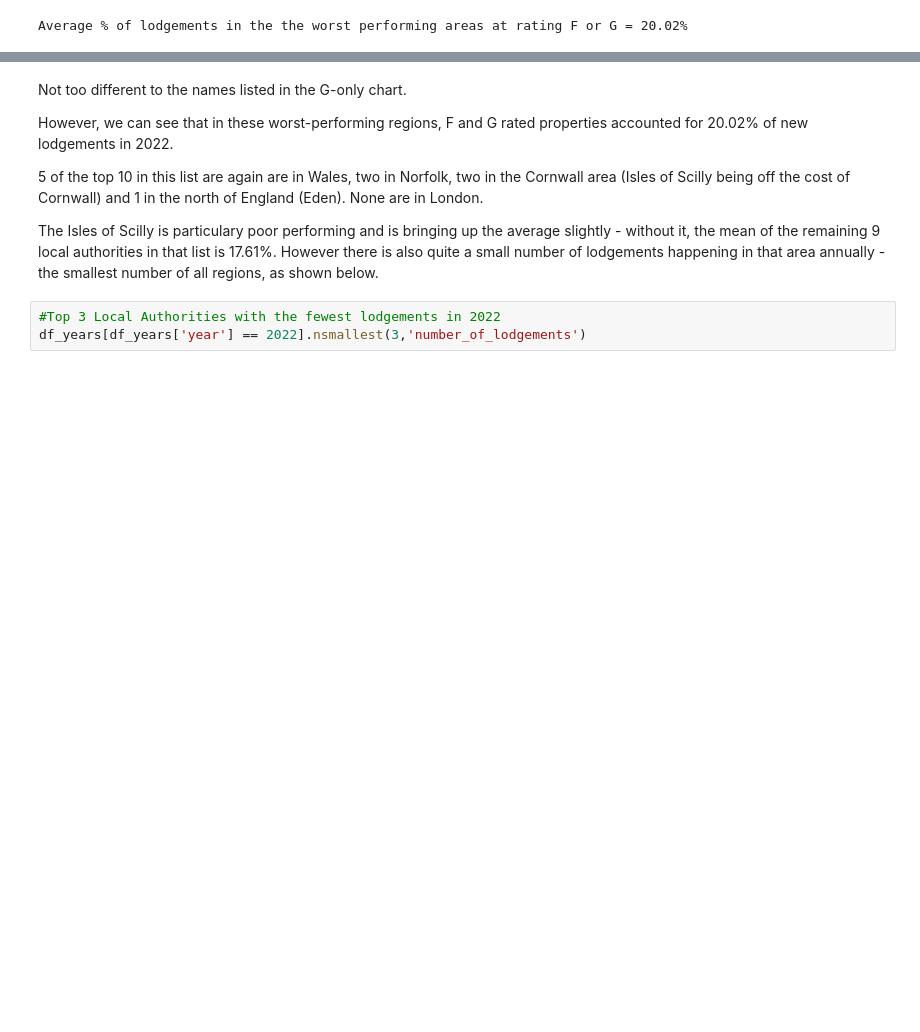
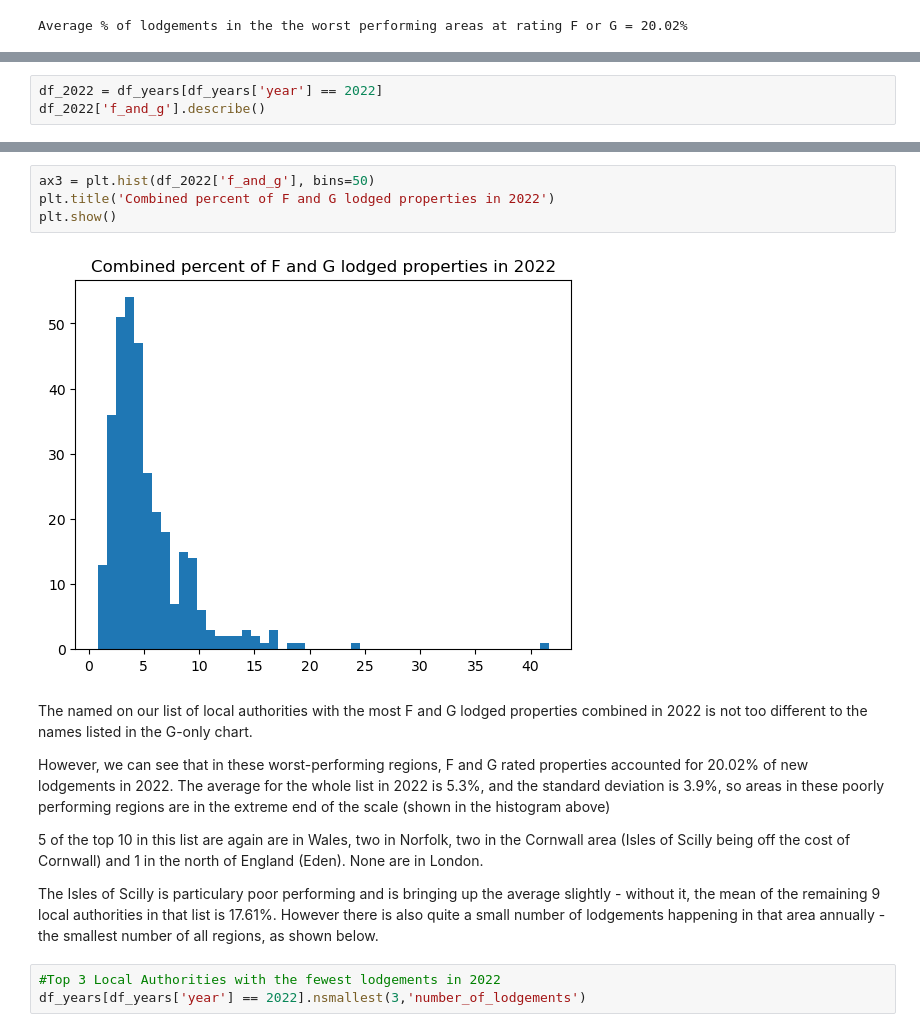
Before and after one commit to cassbc/PythonPortfolio, a Jupyter notebook: EPC ratings/Energy Ratings.ipynb, the cells around one changed output, grey strips where cells are left out. Drawn from its saved outputs; the diff is of its cells as text; blank space fills up the shorter version.

```diff
--- a/EPC ratings/Energy Ratings.ipynb
+++ b/EPC ratings/Energy Ratings.ipynb
@@ -273,0 +274,3 @@ mean_most_f_and_g_no_scilly
+# %%
+df_2022 = df_years[df_years['year'] == 2022]
+df_2022['f_and_g'].describe()
@@ -274,7 +287,13 @@ mean_most_f_and_g_no_scilly
+# %%
+ax3 = plt.hist(df_2022['f_and_g'], bins=50)
+plt.title('Combined percent of F and G lodged properties in 2022')
+plt.show()
+# %% [output]
+[figure, added]
 # %% [markdown]
-Not too different to the names listed in the G-only chart.
+The named on our list of local authorities with the most F and G lodged properties combined in 2022 is not too different to the names listed in the G-only chart.
 
-However, we can see that in these worst-performing regions, F and G rated properties accounted for 20.02% of new lodgements in 2022.
+However, we can see that in these worst-performing regions, F and G rated properties accounted for 20.02% of new lodgements in 2022. The average for the whole list in 2022 is 5.3%, and the standard deviation is 3.9%, so areas in these poorly performing regions are in the extreme end of the scale (shown in the histogram above)
 
 5 of the top 10 in this list are again are in Wales, two in Norfolk, two in the Cornwall area (Isles of Scilly being off the cost of Cornwall) and 1 in the north of England (Eden). None are in London.
 
```
Also changed, not shown: parts of 4 cells of this notebook.
